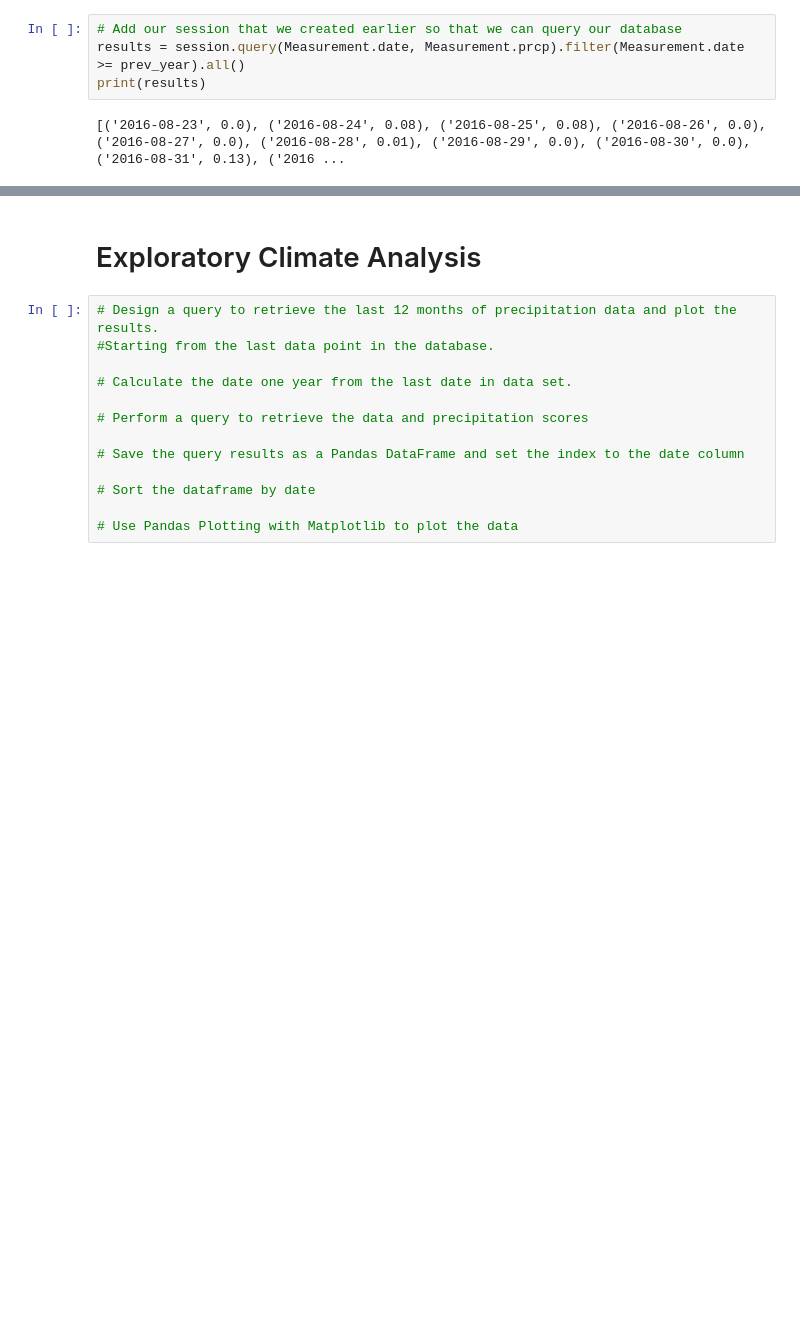
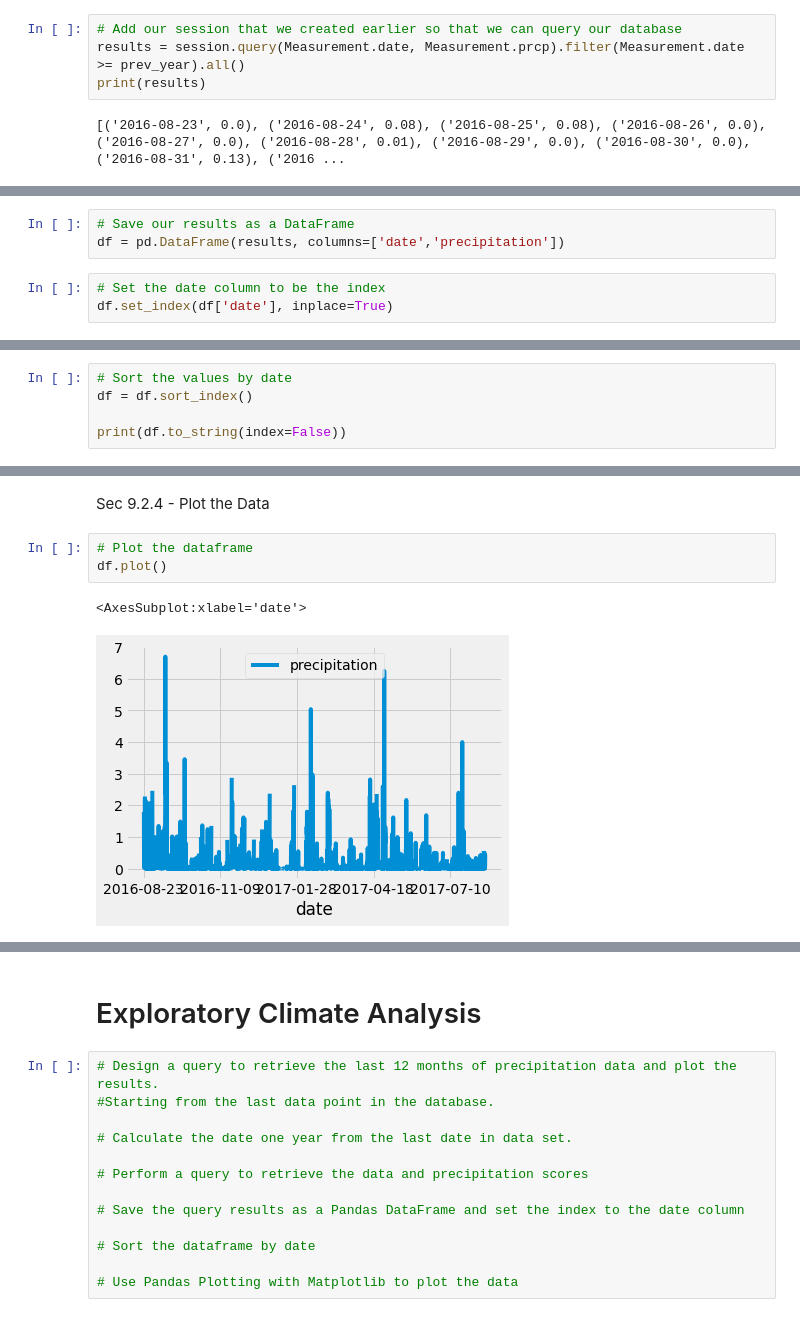
Before and after one commit to carlos-uroza/Surfs_Up, a Jupyter notebook: climate_analysis.ipynb, the cells around one changed output, grey strips where cells are left out. Cells and saved outputs as stored; diff of their text form; blank space fills up the shorter version.

```diff
--- a/climate_analysis.ipynb
+++ b/climate_analysis.ipynb
@@ -61,0 +64,6 @@ print(results)
+# %%
+# Save our results as a DataFrame
+df = pd.DataFrame(results, columns=['date','precipitation'])
+# %%
+# Set the date column to be the index
+df.set_index(df['date'], inplace=True)
@@ -61,0 +111,5 @@ print(results)
+# %%
+# Sort the values by date
+df = df.sort_index()
+
+print(df.to_string(index=False))
@@ -61,0 +134,8 @@ print(results)
+# %% [markdown]
+Sec 9.2.4 - Plot the Data
+# %%
+# Plot the dataframe
+df.plot()
+# %% [output]
+<AxesSubplot:xlabel='date'>
+[figure, added]
```
Also changed, not shown: parts of 22 cells of this notebook.
